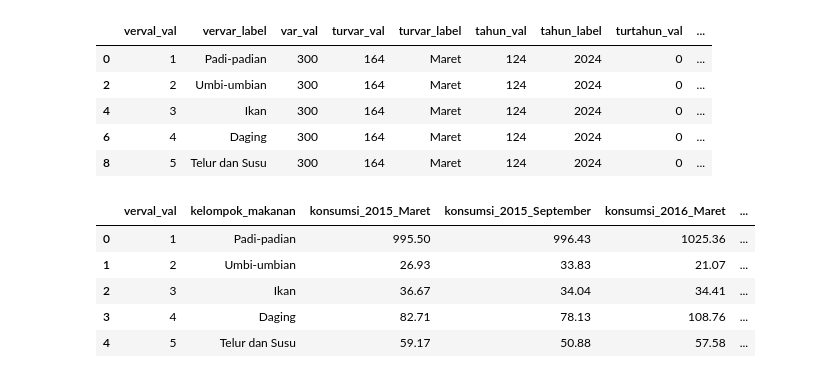
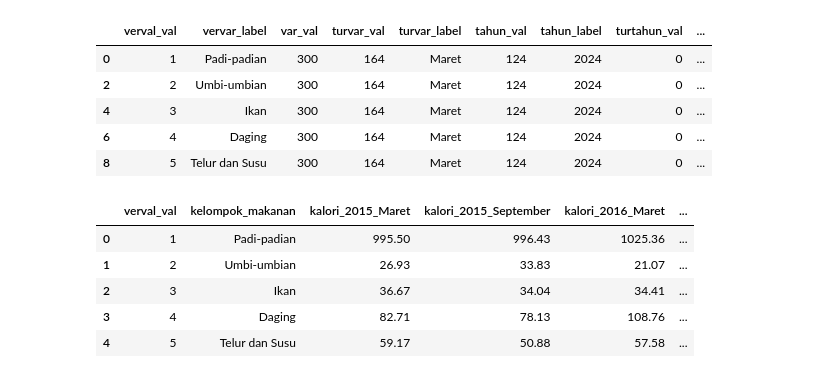
Before and after one commit to YudiHardiyanta/sdi, a Jupyter notebook: Nisa/code.ipynb, the cells around one changed output. Saved outputs shown, nothing was run; the diff lists cells and outputs as text; code cells hidden in the pictures.

```diff
--- a/Nisa/code.ipynb
+++ b/Nisa/code.ipynb
@@ -667,27 +667,27 @@ data300.head()
 # %%
 # proses cleaning
 data300 = data300[['verval_val','vervar_label','tahun_label','content_label','turvar_label']]
 data300 = clean_tag_html(data300)
 data300_tb = data300.rename(columns={
     'vervar_label' : 'kelompok_makanan',
     'tahun_label'  : 'tahun',
-    'content_label': 'konsumsi',
+    'content_label': 'kalori',
     'turvar_label':'bulan'
 })
 
 data300_tb["periode"] = data300_tb["tahun"].astype(str) + "_" + data300_tb["bulan"].astype(str)
 data300_tb = data300_tb.pivot_table(
     index=['verval_val','kelompok_makanan'],
     columns=['periode'],
-    values=['konsumsi']
+    values=['kalori']
 ).reset_index()
 
 data300_tb.columns = ['_'.join([c for c in col if c]).strip() if isinstance(col, tuple) else col
     for col in data300_tb.columns.values
 ]
 data300_tb.head()
 # %% [output]
-|  | verval_val | kelompok_makanan | konsumsi_2015_Maret | konsumsi_2015_September | konsumsi_2016_Maret | ... |
+|  | verval_val | kelompok_makanan | kalori_2015_Maret | kalori_2015_September | kalori_2016_Maret | ... |
 | 0 | 1 | Padi-padian | 995.50 | 996.43 | 1025.36 | ... |
 | 1 | 2 | Umbi-umbian | 26.93 | 33.83 | 21.07 | ... |
 | 2 | 3 | Ikan | 36.67 | 34.04 | 34.41 | ... |
```
Also changed, not shown: parts of 12 cells of this notebook, 4 other files.
